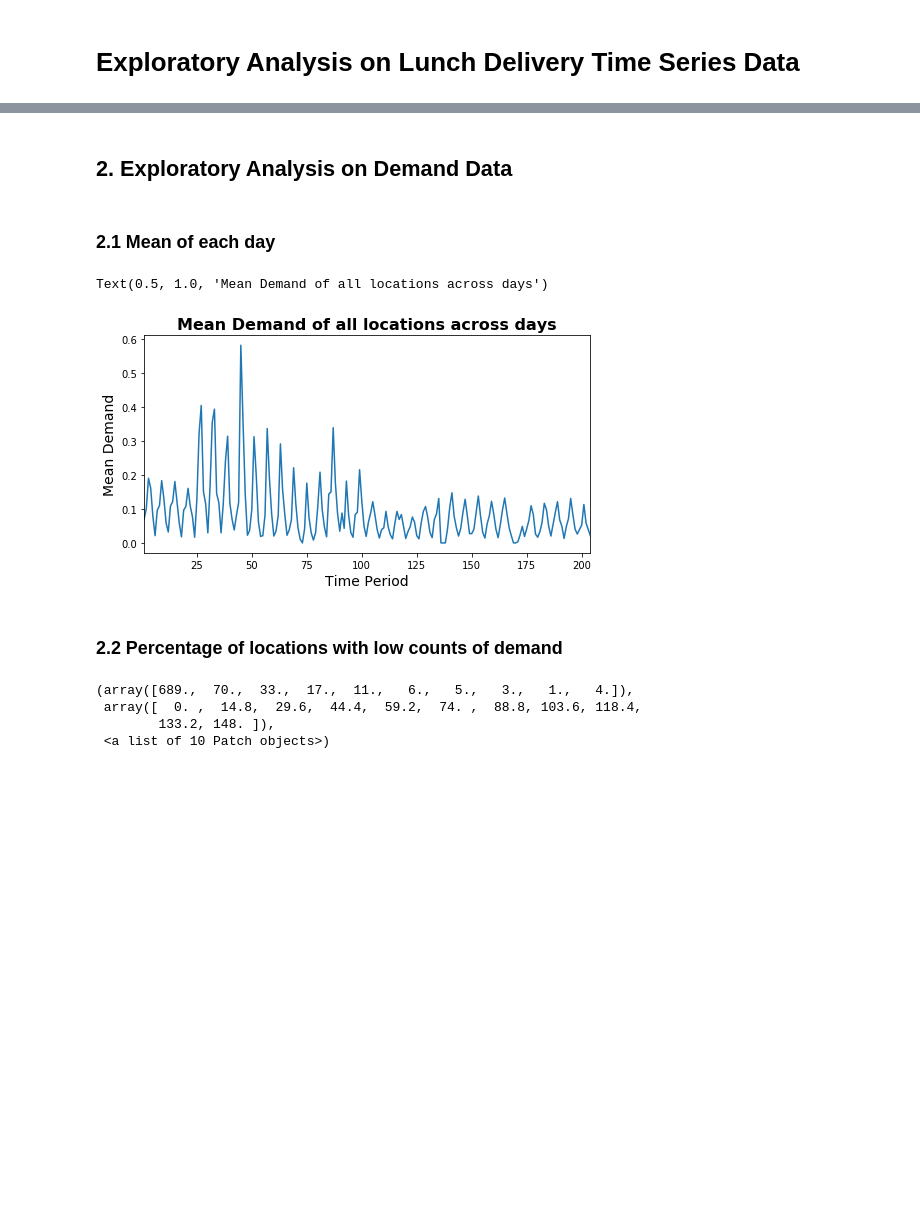
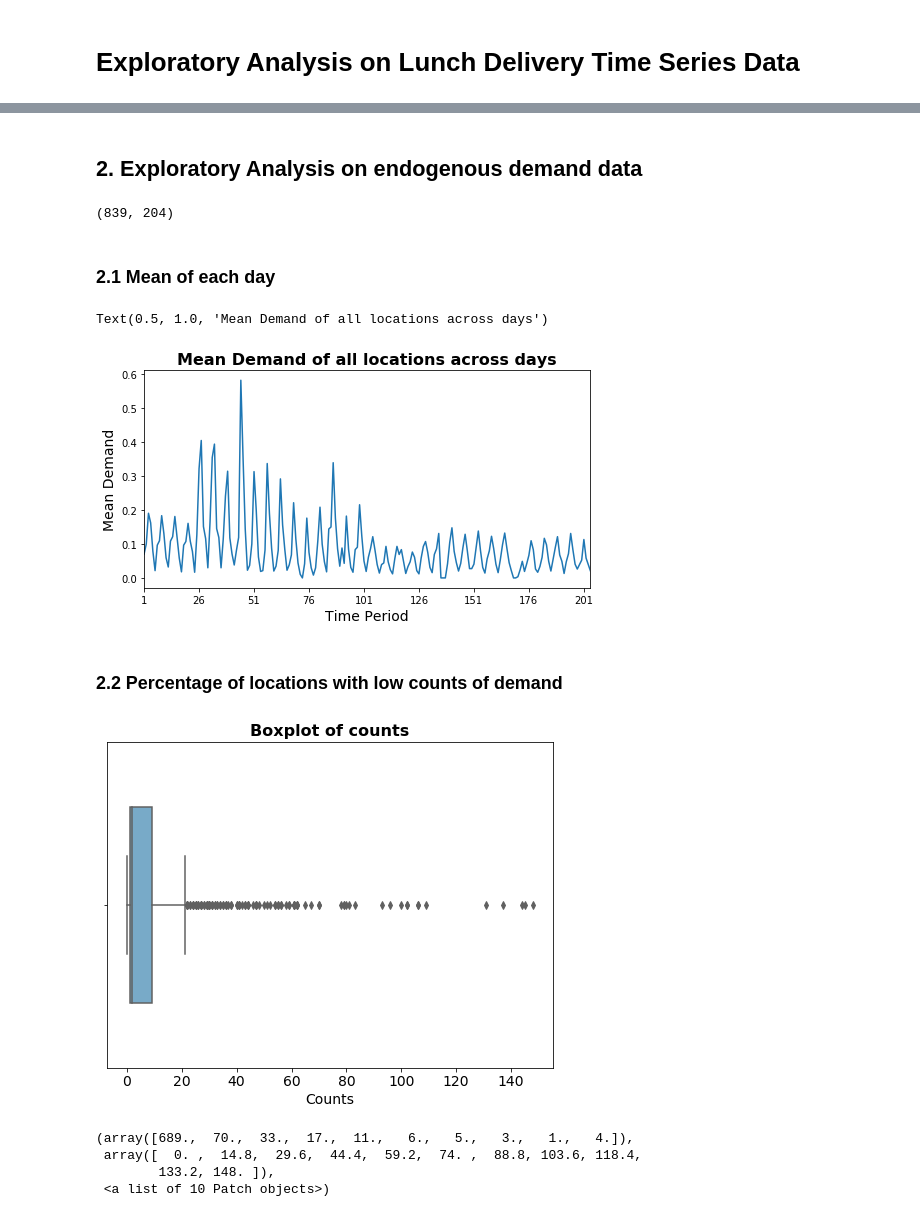
Before and after one commit to Angps1995/Spatial-Temporal-Models-for-delivery-demand-forecast, a Jupyter notebook: Models/ExploratoryAnalysis.ipynb, the cells around one changed output, grey strips where cells are left out. Cells and saved outputs as stored; diff of their text form; code cells hidden in the pictures; blank space fills up the shorter version.

```diff
--- a/Models/ExploratoryAnalysis.ipynb
+++ b/Models/ExploratoryAnalysis.ipynb
@@ -70,16 +37,21 @@ memory usage: 15.9+ KB
 # %% [markdown]
-## **2. Exploratory Analysis on Demand Data**
+## **2. Exploratory Analysis on endogenous demand data**
+# %%
+endo_df = df.iloc[:839,:]
+endo_df.shape
+# %% [output]
+(839, 204)
 # %% [markdown]
 ### **2.1 Mean of each day**
 # %%
-mean_demand = loc_time_demand_df.mean()
+mean_demand = endo_df.mean()
 mean_demand.plot(figsize=(8,4))
 plt.xlabel("Time Period", fontsize = 14)
 plt.ylabel("Mean Demand", fontsize = 14)
 plt.title("Mean Demand of all locations across days", fontsize = 16, fontweight = 'bold')
 # %% [output]
 Text(0.5, 1.0, 'Mean Demand of all locations across days')
-[figure, old version]
+[figure, new version]
 # %% [markdown]
 ### **2.2 Percentage of locations with low counts of demand**
 # %%
@@ -87,3 +59,12 @@ num_of_non_zeros = (loc_time_demand_df != 0).sum(axis=1)
+# %%
+plt.figure(figsize=(8, 6))
+sns.boxplot(num_of_non_zeros, width = 0.6, palette="Blues")
+plt.xlabel("Counts", fontsize = 14)
+plt.xticks(fontsize = 14)
+plt.title("Boxplot of counts", fontsize = 16, fontweight = 'bold')
+plt.savefig(image_dir + "boxplot_counts.jpg")
+# %% [output]
+[figure, added]
 # %%
 plt.hist(num_of_non_zeros)
 # %% [output]
```
Also changed, not shown: parts of 79 cells of this notebook, 1 other file.
